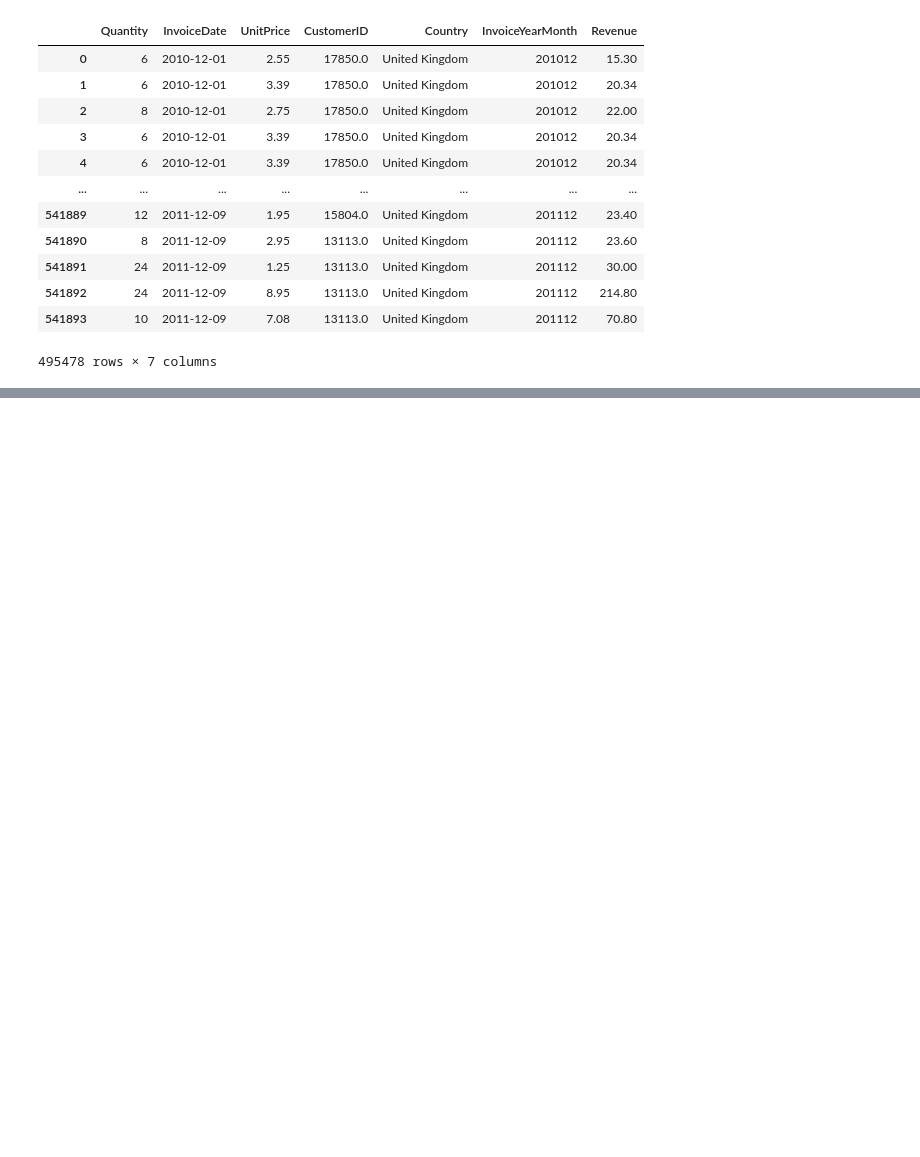
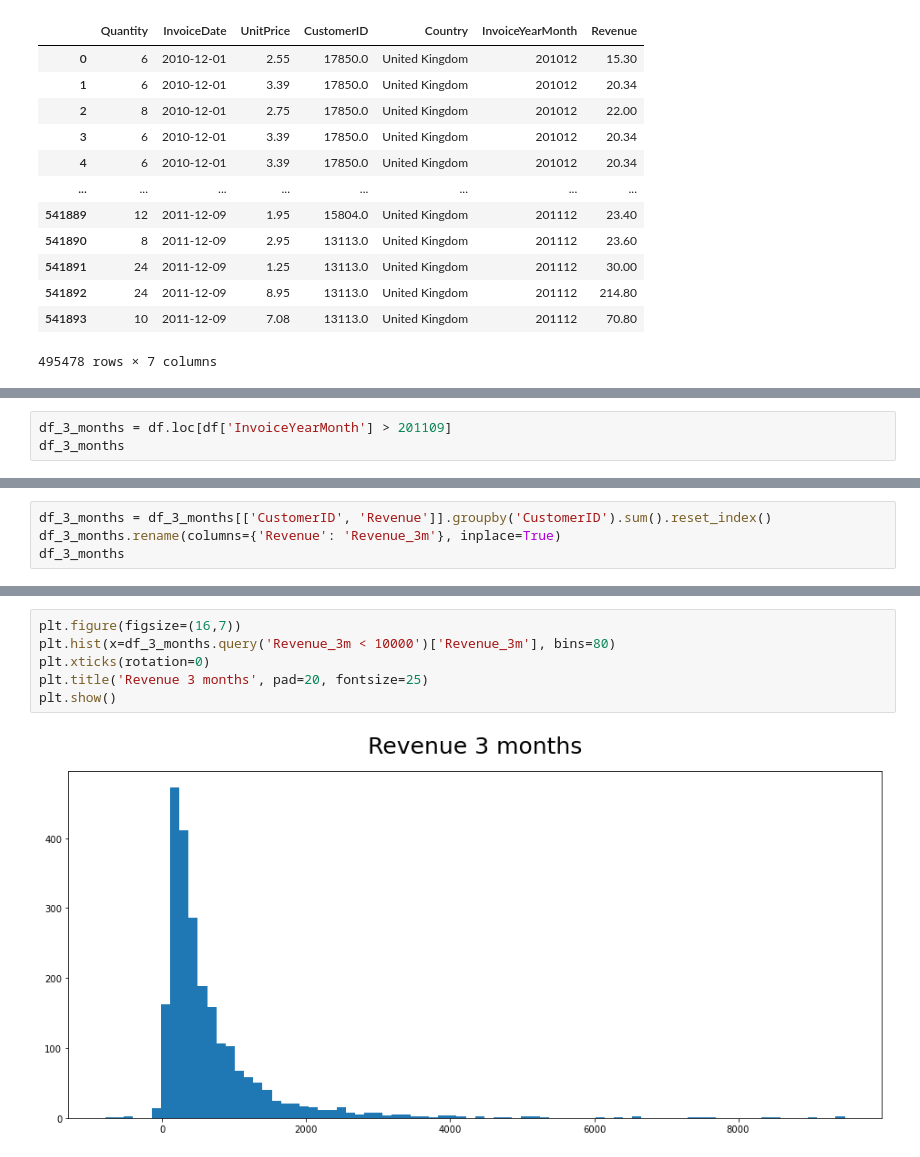
Before and after one commit to baotran306/Online-Retail-Dataset-Report, a Jupyter notebook: OnlineRetail_PredictCustomerLifetimeValue.ipynb, the cells around one changed output, grey strips where cells are left out. Drawn from its saved outputs; the diff is of its cells as text; blank space fills up the shorter version.

Commit message:
update more detail Predict Customer Lifetime Value

```diff
--- a/OnlineRetail_PredictCustomerLifetimeValue.ipynb
+++ b/OnlineRetail_PredictCustomerLifetimeValue.ipynb
@@ -277,0 +90,3 @@ df_merge_4label = pd.merge(df_9m, comeback_after_days, on='CustomerID', how='lef
+# %%
+df_3_months = df.loc[df['InvoiceYearMonth'] > 201109]
+df_3_months
@@ -277,0 +204,4 @@ df_merge_4label = pd.merge(df_9m, comeback_after_days, on='CustomerID', how='lef
+# %%
+df_3_months = df_3_months[['CustomerID', 'Revenue']].groupby('CustomerID').sum().reset_index()
+df_3_months.rename(columns={'Revenue': 'Revenue_3m'}, inplace=True)
+df_3_months
@@ -277,0 +222,8 @@ df_merge_4label = pd.merge(df_9m, comeback_after_days, on='CustomerID', how='lef
+# %%
+plt.figure(figsize=(16,7))
+plt.hist(x=df_3_months.query('Revenue_3m < 10000')['Revenue_3m'], bins=80)
+plt.xticks(rotation=0)
+plt.title('Revenue 3 months', pad=20, fontsize=25)
+plt.show()
+# %% [output]
+[figure, added]
```
Also changed, not shown: parts of 60 cells of this notebook.
